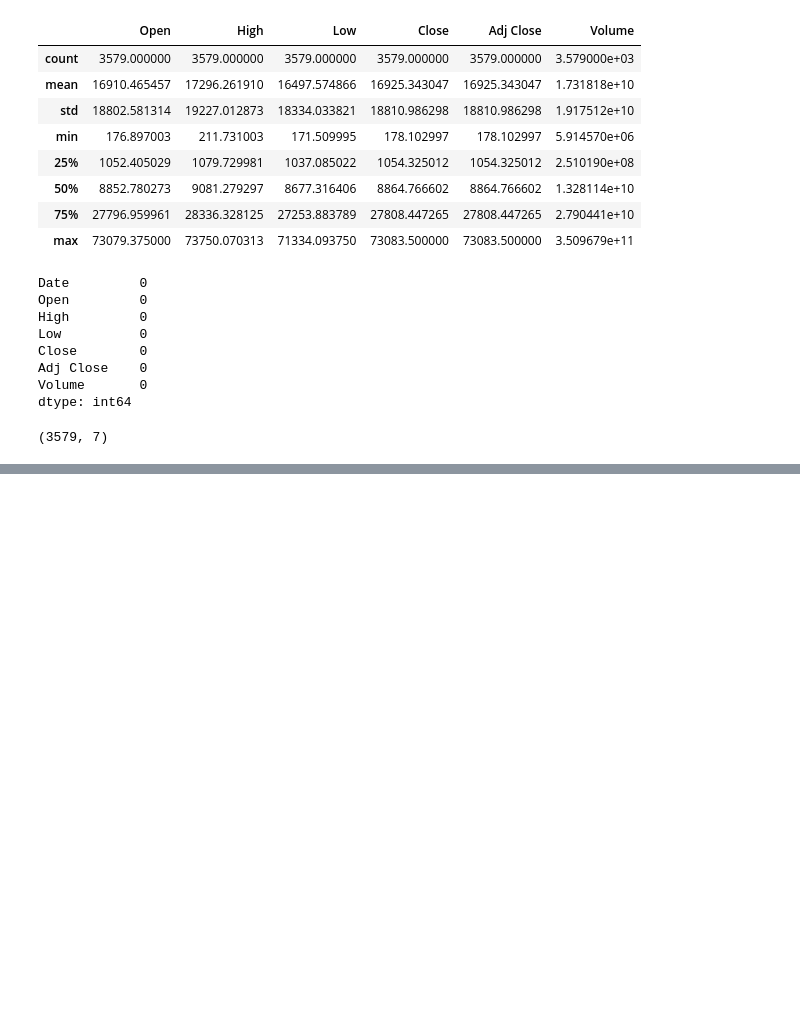
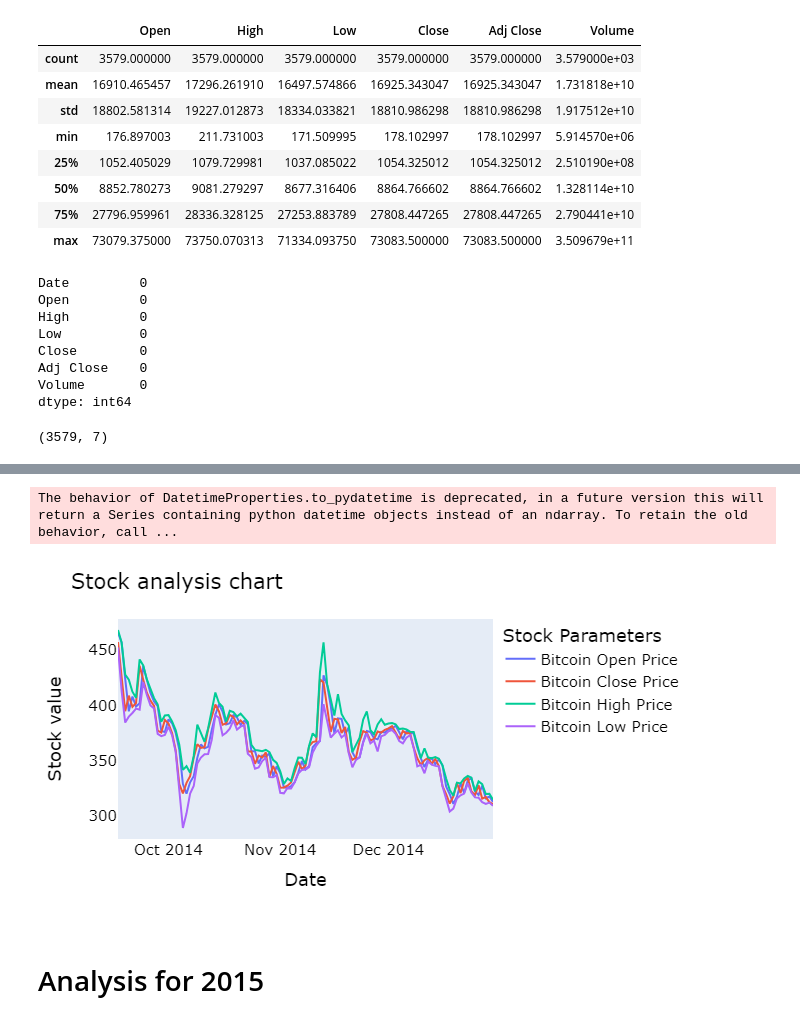
Before and after one commit to YuvrajSingh097/Bitcoin-Price-Prediction-using-LSTM, a Jupyter notebook: Bitcoint_prediction.ipynb, the cells around one changed output, grey strips where cells are left out. Cells and saved outputs as stored; diff of their text form; code cells hidden in the pictures; blank space fills up the shorter version.

```diff
--- a/Bitcoint_prediction.ipynb
+++ b/Bitcoint_prediction.ipynb
@@ -133,0 +243,26 @@ End date: 2024-07-04
+# %%
+names = cycle(['Bitcoin Open Price', 'Bitcoin Close Price', 'Bitcoin High Price', 'Bitcoin Low Price'])
+# %%
+fig = px.line(y_2014, x='Date', y=['Open', 'Close', 'High', 'Low'],
+              labels={'Date': 'Date', 'value': 'Stock value'})
+fig.update_layout(
+    title_text='Stock analysis chart',
+    font_size=15,
+    font_color='black',
+    legend_title_text='Stock Parameters'
+)
+
+# Update the trace names
+fig.for_each_trace(lambda t: t.update(name=next(names)))
+
+# Update the axes to hide the grid
+fig.update_xaxes(showgrid=False)
+fig.update_yaxes(showgrid=False)
+
+# Show the plot
+fig.show()
+# %% [output]
+The behavior of DatetimeProperties.to_pydatetime is deprecated, in a future version this will return a Series containing python datetime objects instead of an ndarray. To retain the old behavior, call ...
+[figure, added]
+# %% [markdown]
+# Analysis for 2015
```
Also changed, not shown: parts of 21 cells of this notebook.
